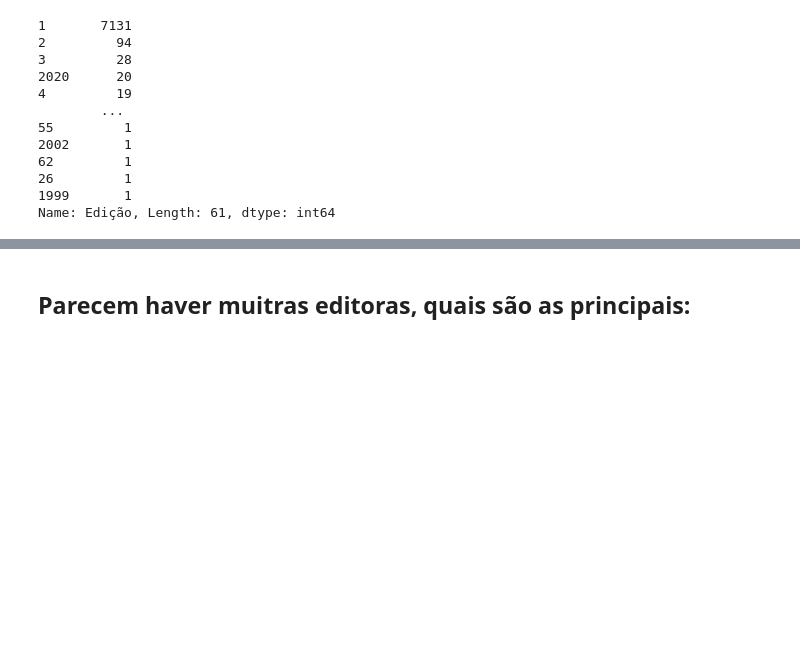
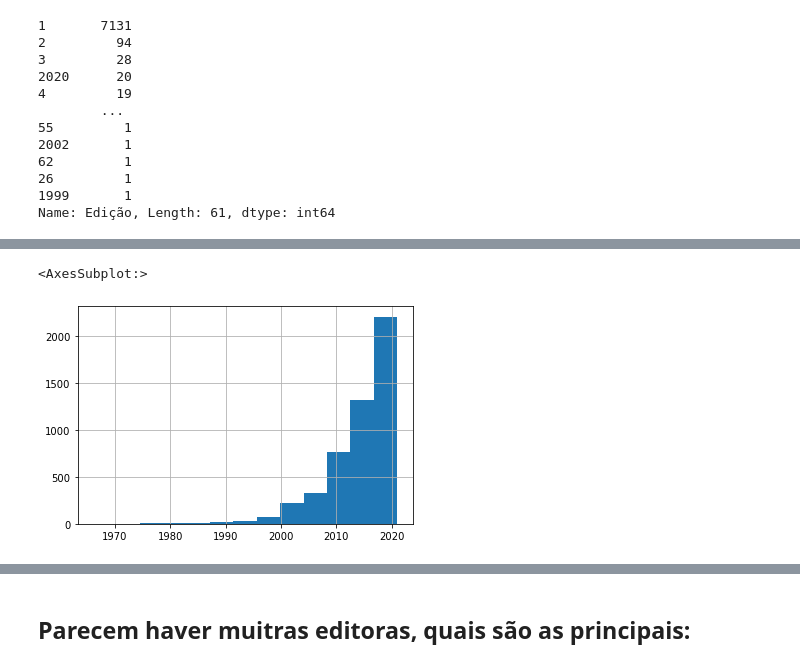
Before and after one commit to CaioViktor/Curso_Ciencias_de_Dados, a Jupyter notebook: trab1_books/etl.ipynb, the cells around one changed output, grey strips where cells are left out. Saved outputs shown, nothing was run; the diff lists cells and outputs as text; code cells hidden in the pictures; blank space fills up the shorter version.

```diff
--- a/trab1_books/etl.ipynb
+++ b/trab1_books/etl.ipynb
@@ -153,0 +186,5 @@ Name: Edição, Length: 61, dtype: int64
+# %%
+df["Ano"].hist(bins=k)
+# %% [output]
+<AxesSubplot:>
+[figure, added]
```
Also changed, not shown: parts of 54 cells of this notebook.
